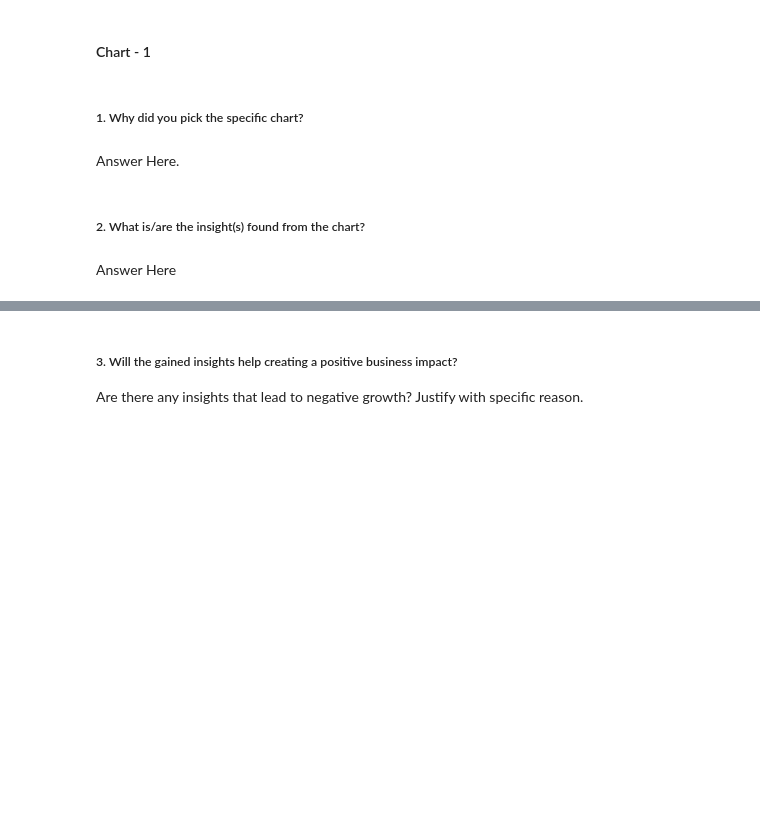
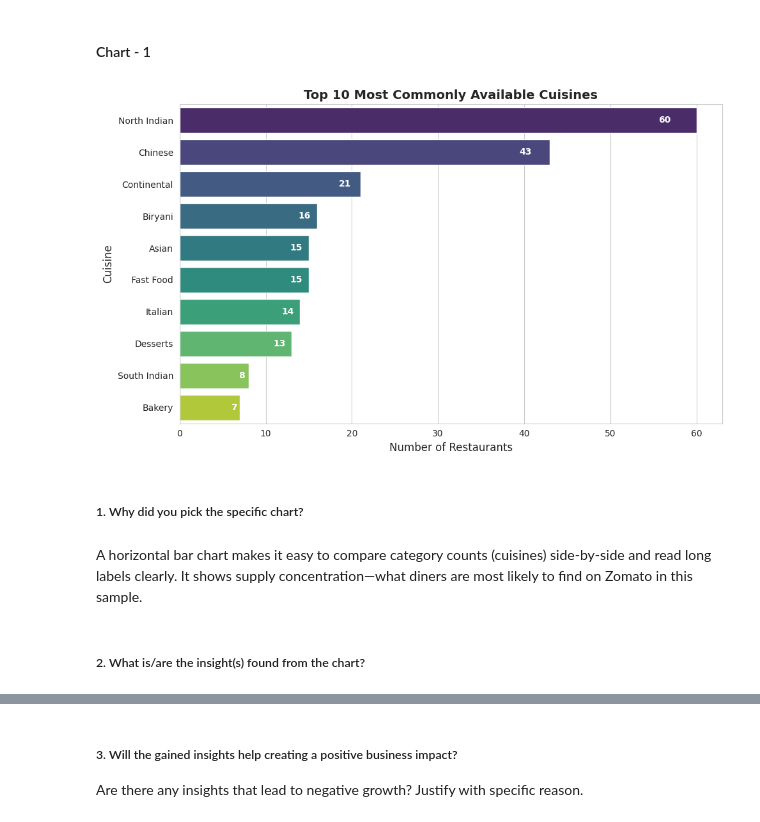
Before and after one commit to Ash99-commits/Unsupervised_ML_Zomato-Restaurant_Clustering_And_Sentiment_Analysis, a Jupyter notebook: Unsupervised_ML_Zomato_Restaurant_Clustering_And_Sentiment_Analysis_Ashwani_Kumar_Patra.ipynb, the cells around one changed output, grey strips where cells are left out. Cells and saved outputs as stored; diff of their text form; code cells hidden in the pictures; blank space fills up the shorter version.

Commit message:
Chart 1 - Top 10 Most Commonly Available Cuisines, plotted, insights are driven from it, along with its business impact [both positive and negative(if any)].

```diff
--- a/Unsupervised_ML_Zomato_Restaurant_Clustering_And_Sentiment_Analysis_Ashwani_Kumar_Patra.ipynb
+++ b/Unsupervised_ML_Zomato_Restaurant_Clustering_And_Sentiment_Analysis_Ashwani_Kumar_Patra.ipynb
@@ -605,8 +610,53 @@ reviews_df = reviews_raw_df.copy()
+# %%
+# Chart 1 Visualization Code - Top 10 Most Commonly Available Cuisines
+
+# Finding Top Cuisines
+top_cuisines = (
+    restaurants_raw_df['Cuisines']   # takes the column "Cuisines"
+    .astype(str)                     # makes sure all values are strings
+    .str.split(', ')                 # splits multiple cuisines into a list (e.g. "North Indian, Chinese" → ["North Indian","Chinese"])
+    .explode()                       # turns each list item into a separate row
+    .value_counts()                  # counts how many times each cuisine appears
+    .head(10)                        # picks the top 10 cuisines
+)
+# Setting the aesthetic style of the plot
+sns.set_style("whitegrid")
+
+# Choosing a color palette - viridis
+palette = sns.color_palette("viridis", len(top_cuisines))
+
+plt.figure(figsize=(10, 6))   # Setting the figure size
+
+ax = sns.barplot(
+    x=top_cuisines.values, # values on x-axis (counts)
+    y=top_cuisines.index, # cuisine names on y-axis
+    hue=top_cuisines.index, # colors each bar differently
+    palette=palette, # uses viridis color palette
+    legend=False # hides legend as hue is used for color mapping the bars themselves
+)
+
+# Adding Annotations Inside Bars
+for i, value in enumerate(top_cuisines.values): # loop through each bar
+    plt.text(
+        x=value - (0.05 * value),    # positioning text slightly left inside the bar's right end
+        y=i,                         # aligns with each bar’s y position
+        s=str(value),                # shows the count as text
+        va='center', ha='right',     # centers vertically, right-aligns horizontally
+        fontsize=10, color='white', fontweight='bold' # styles the text
+    )
+
+# Adding Titles & Labels
+plt.title("Top 10 Most Commonly Available Cuisines", fontsize=14, fontweight="bold")
+plt.xlabel("Number of Restaurants", fontsize=12)
+plt.ylabel("Cuisine", fontsize=12)
+
+plt.tight_layout() # adjusts layout to fit elements nicely
+plt.show()
+# %% [output]
+[figure, added]
 # %% [markdown]
 ##### 1. Why did you pick the specific chart?
-# %% [markdown]
-Answer Here.
+# %% [markdown]
+A horizontal bar chart makes it easy to compare category counts (cuisines) side-by-side and read long labels clearly. It shows supply concentration—what diners are most likely to find on Zomato in this sample.
 # %% [markdown]
 ##### 2. What is/are the insight(s) found from the chart?
-# %% [markdown]
-Answer Here
```
Also changed, not shown: parts of 5 cells of this notebook.
